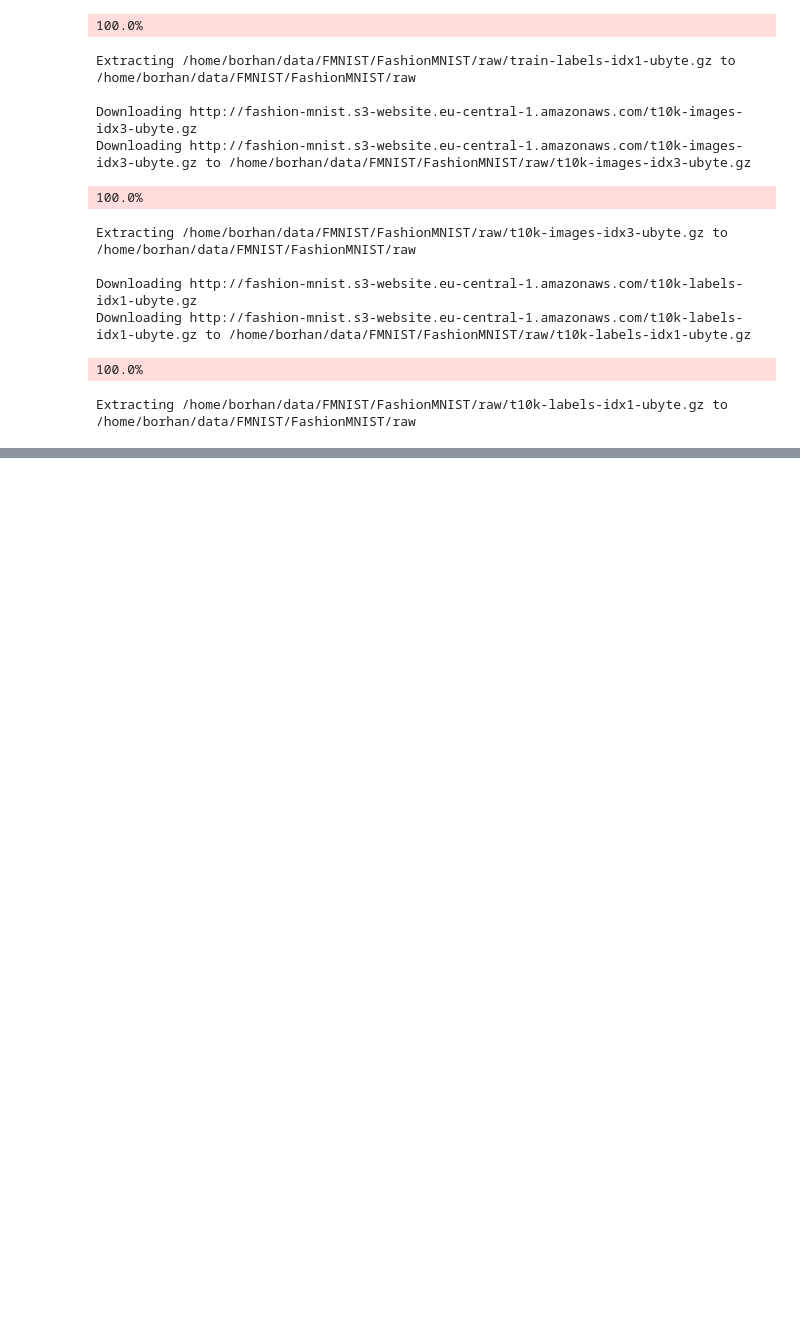
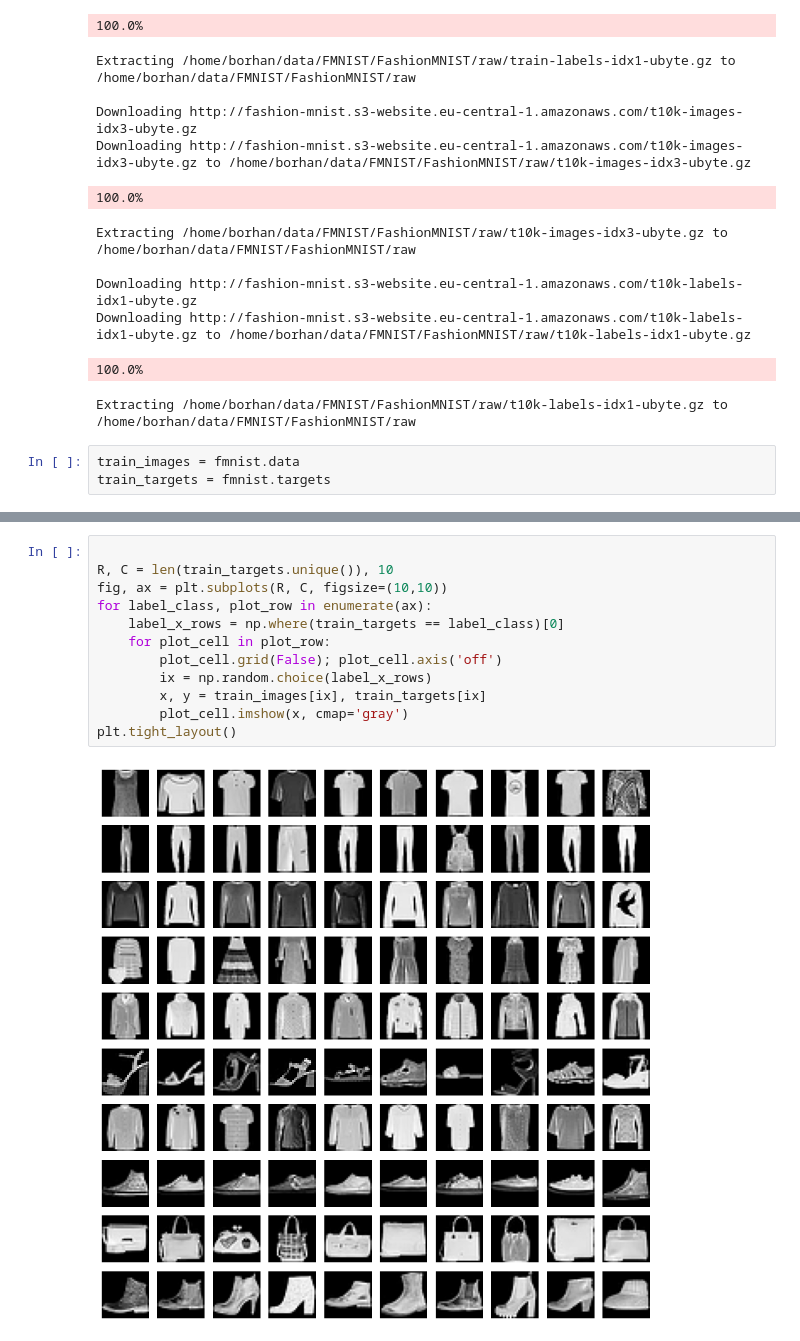
Before and after one commit to BorhanPetgar/ModernCV, a Jupyter notebook: 1/preparing_our_data.ipynb, the cells around one changed output, grey strips where cells are left out. Cells and saved outputs as stored; diff of their text form; blank space fills up the shorter version.

```diff
--- a/1/preparing_our_data.ipynb
+++ b/1/preparing_our_data.ipynb
@@ -25,3 +26,6 @@ Downloading http://fashion-mnist.s3-website.eu-central-1.amazonaws.com/t10k-labe
 Downloading http://fashion-mnist.s3-website.eu-central-1.amazonaws.com/t10k-labels-idx1-ubyte.gz to /home/borhan/data/FMNIST/FashionMNIST/raw/t10k-labels-idx1-ubyte.gz
 100.0%
 Extracting /home/borhan/data/FMNIST/FashionMNIST/raw/t10k-labels-idx1-ubyte.gz to /home/borhan/data/FMNIST/FashionMNIST/raw
+# %%
+train_images = fmnist.data
+train_targets = fmnist.targets
@@ -27,0 +49,14 @@ Extracting /home/borhan/data/FMNIST/FashionMNIST/raw/t10k-labels-idx1-ubyte.gz t
+# %%
+
+R, C = len(train_targets.unique()), 10
+fig, ax = plt.subplots(R, C, figsize=(10,10))
+for label_class, plot_row in enumerate(ax):
+    label_x_rows = np.where(train_targets == label_class)[0]
+    for plot_cell in plot_row:
+        plot_cell.grid(False); plot_cell.axis('off')
+        ix = np.random.choice(label_x_rows)
+        x, y = train_images[ix], train_targets[ix]
+        plot_cell.imshow(x, cmap='gray')
+plt.tight_layout()
+# %% [output]
+[figure, added]
```
Also changed, not shown: parts of 3 cells of this notebook, 2 other files.
